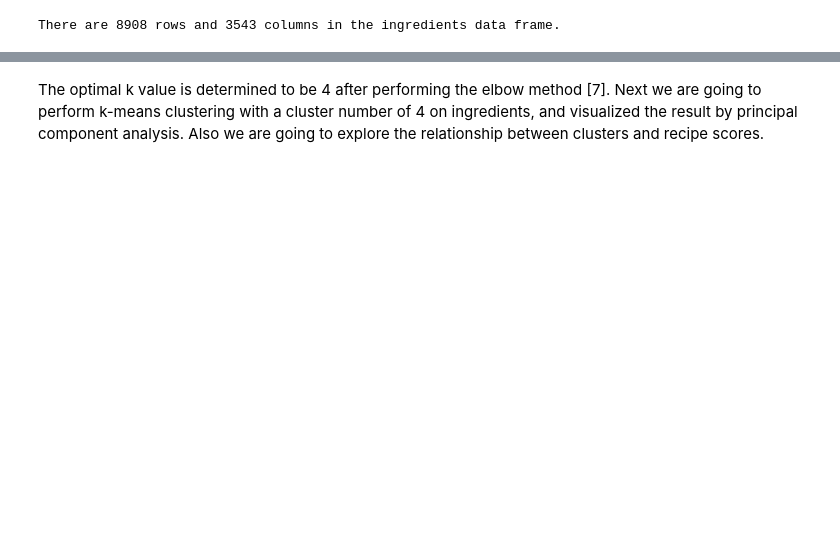
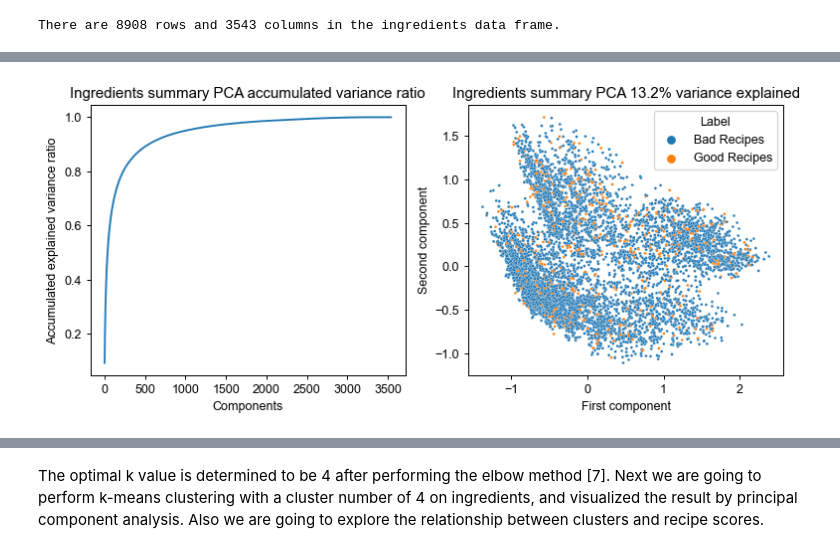
Before and after one commit to corrimare/recipe, a Jupyter notebook: notebooks/recipe.ipynb, the cells around one changed output, grey strips where cells are left out. Drawn from its saved outputs; the diff is of its cells as text; code cells hidden in the pictures; blank space fills up the shorter version.

```diff
--- a/notebooks/recipe.ipynb
+++ b/notebooks/recipe.ipynb
@@ -742,0 +766,30 @@ plt.show()
+# %%
+###################################################
+# PCA analysis of the one-hot encoding dataframe
+###################################################
+with open('..\\data\\processed\\ingredients.pkl', 'rb') as file:
+    ingredients=pickle.load(file)
+with open('..\\data\\processed\\recipes.pkl', 'rb') as file:
+    recipes=pickle.load(file)
+with open('..\\data\\processed\\reviews.pkl', 'rb') as file:
+    reviews=pickle.load(file)
+with open('..\\data\\processed\\scores.pkl', 'rb') as file:
+    scores=pickle.load(file)
+ingredients1=ingredients.set_index('RecipeID').merge(scores[['Score']], how='left', on='RecipeID')
+ingredients1['Label']=ingredients1['Score'].apply(lambda x: 1 if x>=40000 else 0)
+ingredients2=ingredients1.drop(columns=['Score'])
+pca=PCA().fit(ingredients2.drop(columns=['Label']))
+pca_x=pca.transform(ingredients2.drop(columns=['Label']))
+# %%
+fig, (ax1, ax2)=plt.subplots(1, 2, figsize=(10, 4))
+_=ax1.plot(pca.explained_variance_ratio_.cumsum())
+_=ax1.set_xlabel('Components')
+_=ax1.set_ylabel('Accumulated explained variance ratio')
+_=ax1.set_title('Ingredients summary PCA accumulated variance ratio')
+_=sns.scatterplot(x=pca_x[:, 0], y=pca_x[:, 1], s=5, hue=ingredients2['Label'].apply(lambda x: 'Good Recipes' if x==1 else 'Bad Recipes'), ax=ax2)
+_=ax2.set_xlabel('First component')
+_=ax2.set_ylabel('Second component')
+_=ax2.set_title('Ingredients summary PCA {:.1f}% variance explained'.format(100*pca.explained_variance_ratio_.cumsum()[1]))
+plt.show()
+# %% [output]
+[figure, added]
```
Also changed, not shown: parts of 59 cells of this notebook.
